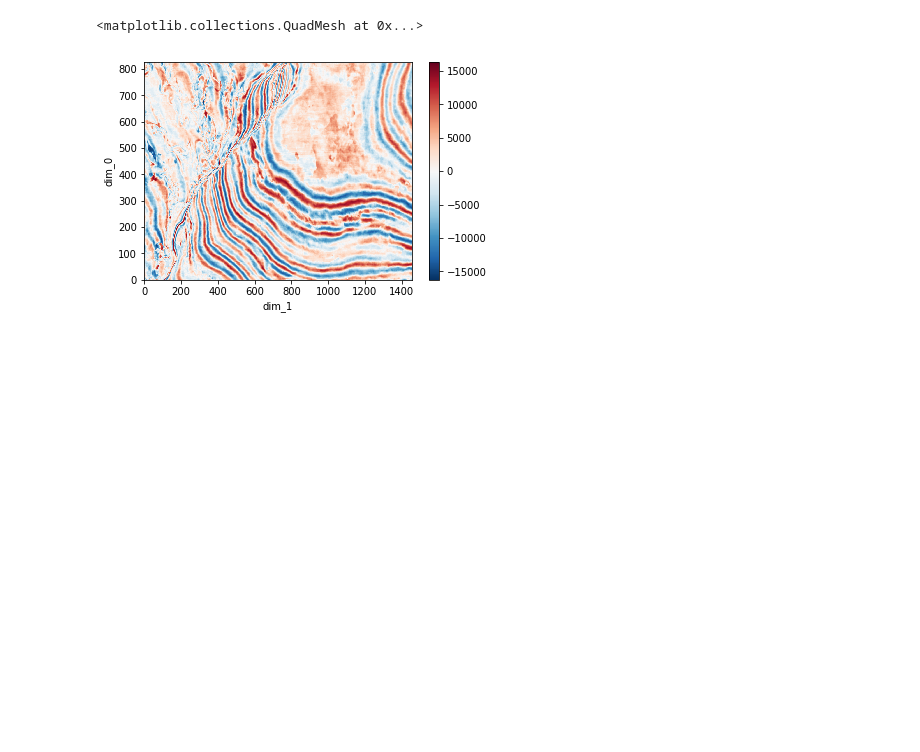
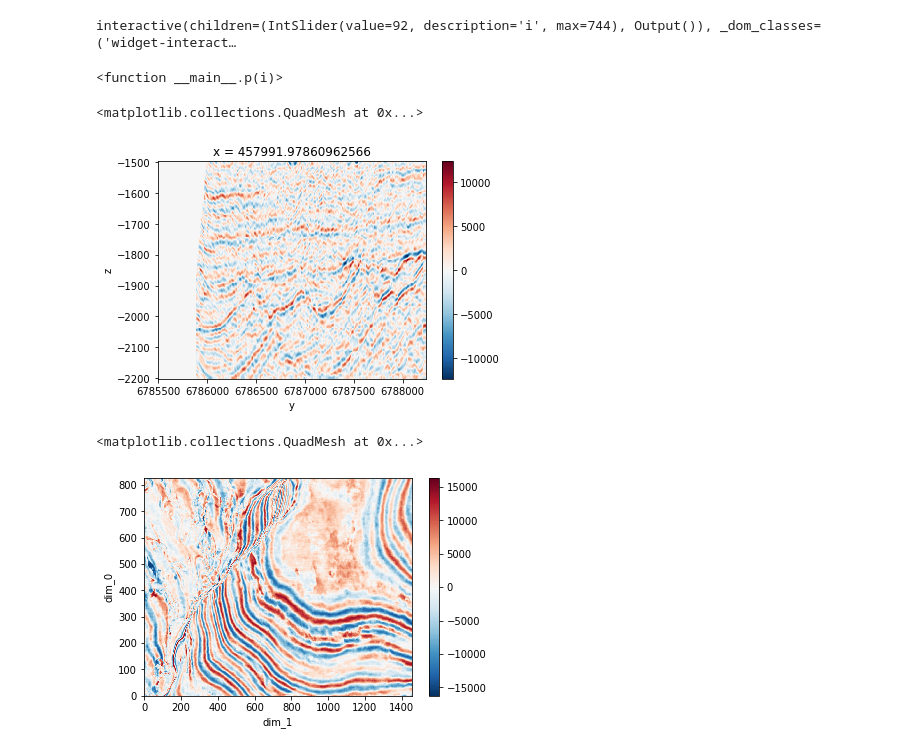
Before and after one commit to softwareunderground/subsurface, a Jupyter notebook: notebooks/seismic.ipynb, the cells around one changed output. Drawn from its saved outputs; the diff is of its cells as text; code cells hidden in the pictures; blank space fills up the shorter version.

```diff
--- a/notebooks/seismic.ipynb
+++ b/notebooks/seismic.ipynb
@@ -59,3 +29,0 @@ Coordinates:
-# %%
-for i in (0, slice(None, None, None), slice(None, None, None)):
-    print(i)
@@ -387,0 +38,2 @@ cube.shape
+# %%
+seismic = subsurface.seismic.from_segy(fp, coords=coords)
@@ -388,3 +80,13 @@ cube.shape
+# %%
+interact(p, i=IntSlider(value=92, min=0, max=seismic.data.shape[2]-1))
+# %% [output]
+interactive(children=(IntSlider(value=92, description='i', max=744), Output()), _dom_classes=('widget-interact…
+<function __main__.p(i)>
+# %%
+seismic.sel(x=458000, method="nearest").T.plot()
+# %% [output]
+<matplotlib.collections.QuadMesh at 0x...>
+[figure, added]
 # %%
 seismic[:, :, 150].plot()
 # %% [output]
```
Also changed, not shown: parts of 80 cells of this notebook, 1 other file.
